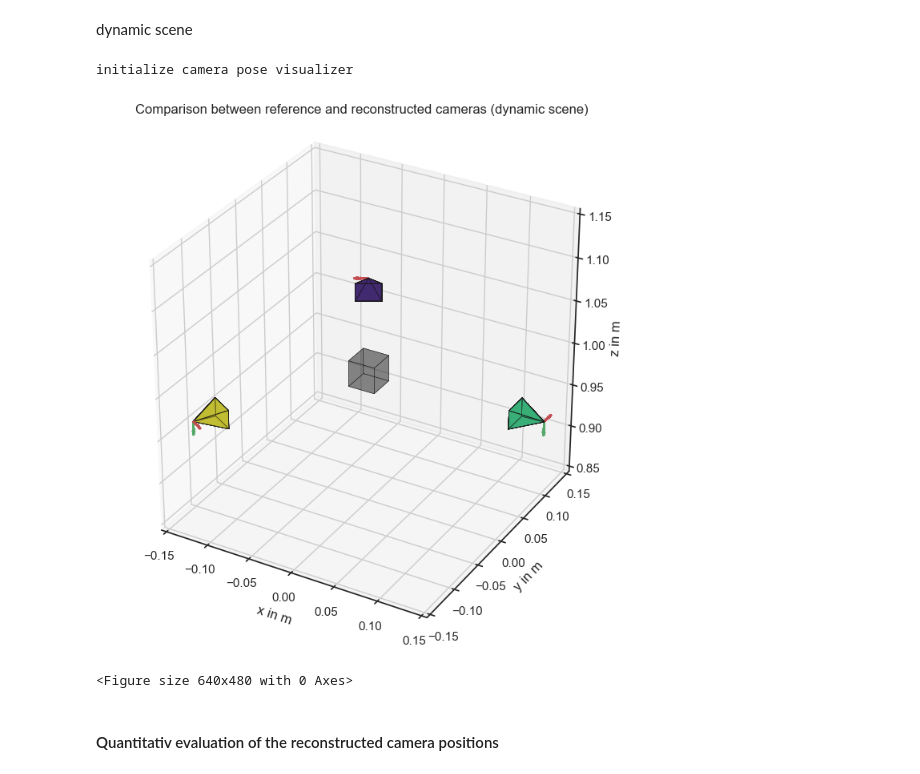
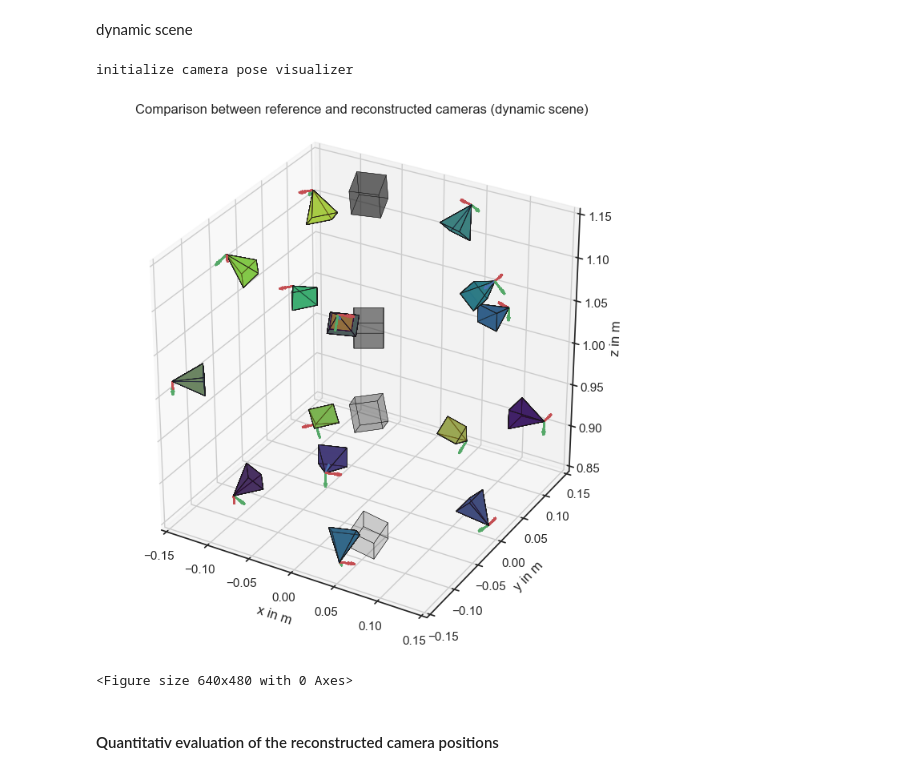
Before and after one commit to tobiashead/synthetic-pipeline-for-3d-reconstruction-of-falling-particles, a Jupyter notebook: pipeline_evaluation.ipynb, the cells around one changed output. Cells and saved outputs as stored; diff of their text form; code cells hidden in the pictures.

```diff
--- a/pipeline_evaluation.ipynb
+++ b/pipeline_evaluation.ipynb
@@ -19,5 +15,5 @@ Jupyter environment detected. Enabling Open3D WebVisualizer.
 # %% [markdown]
 ### Set Output Path
 # %%
-output_path = r'C:\Users\Tobias\Documents\Masterarbeit_lokal\synthetic_pipeline\meshroom_data\moving_MS_20_2_3cams'
+output_path = r'c:/Users/Tobias/Documents/Masterarbeit_lokal/synthetic_pipeline/meshroom_data/wurfkurve_MS_20_2_15cams'
 # %% [markdown]
@@ -46,5 +42,14 @@ print("Project Name:", project_name)
 print("Output Path:", output_path)
 print("Image Directory:", image_dir)
 print("OBJ Path:", obj_path)
+# load generation informations
+# Load standard parameters
+params_file_path = Path(image_dir) / "params.json"
+with open(params_file_path, 'r') as file:
+    params = json.load(file)
+focuspoint = params["cam"]["focuspoint"]
+focal_length = params["cam"]["focal_length"]*10**(-3)
+sensor_width = params["cam"]["sensor_size"][0]*10**(-3)
+aspect_ratio = params["cam"]["sensor_size"][0] / params["cam"]["sensor_size"][1]
 # %% [output]
 Read Variables:
@@ -215,11 +227,6 @@ for cam in cams_ref:
         cam.TransformationDynamic = None    # delete Transformation Matrix of the dynamic case if the object is not moving
 # %% [markdown]
 #### reference cameras
-# %%
-# define parameters @TODO -->  Load automatically
-focal_length = 16*10**(-3)
-sensor_width = 7.12*10**(-3)
-aspect_ratio = 7.12/5.33
 # %% [markdown]
 dynamic scene
 # %%
@@ -280,17 +287,17 @@ dynamic scene
 # %%
 if obj_moving:
     importlib.reload(sys.modules['src.camera_pose_visualizer']) if 'src.camera_pose_visualizer' in sys.modules else None
     from src.camera_pose_visualizer import CameraPoseVisualizer
     visualizer4 = CameraPoseVisualizer([-0.15, 0.15], [-0.15, 0.15], [0.85, 1.15])
     visualizer4.load_cameras(cams_rec,focal_length,aspect_ratio,sensor_width,scale=2,alpha=0.3,DrawCoordSystem=True,static_scene=False)
     visualizer4.load_cameras(cams_ref,focal_length,aspect_ratio,sensor_width,scale=1.5,alpha=0.5,DrawCoordSystem=True,static_scene=False)
-    visualizer4.load_cube(cams_ref,static_scene=True)
+    visualizer4.load_cube(cams_ref,static_scene=False)
     visualizer4.show('Comparison between reference and reconstructed cameras (dynamic scene)')
     path = evaluation_path / "Extrinsics_cams_comparison_dynamic"
     visualizer4.save(path)
 # %% [output]
 initialize camera pose visualizer
-[figure, old version]
+[figure, new version]
 <Figure size 640x480 with 0 Axes>
 # %% [markdown]
 #### Quantitativ evaluation of the reconstructed camera positions
```
Also changed, not shown: parts of 18 cells of this notebook, 10 other files.
